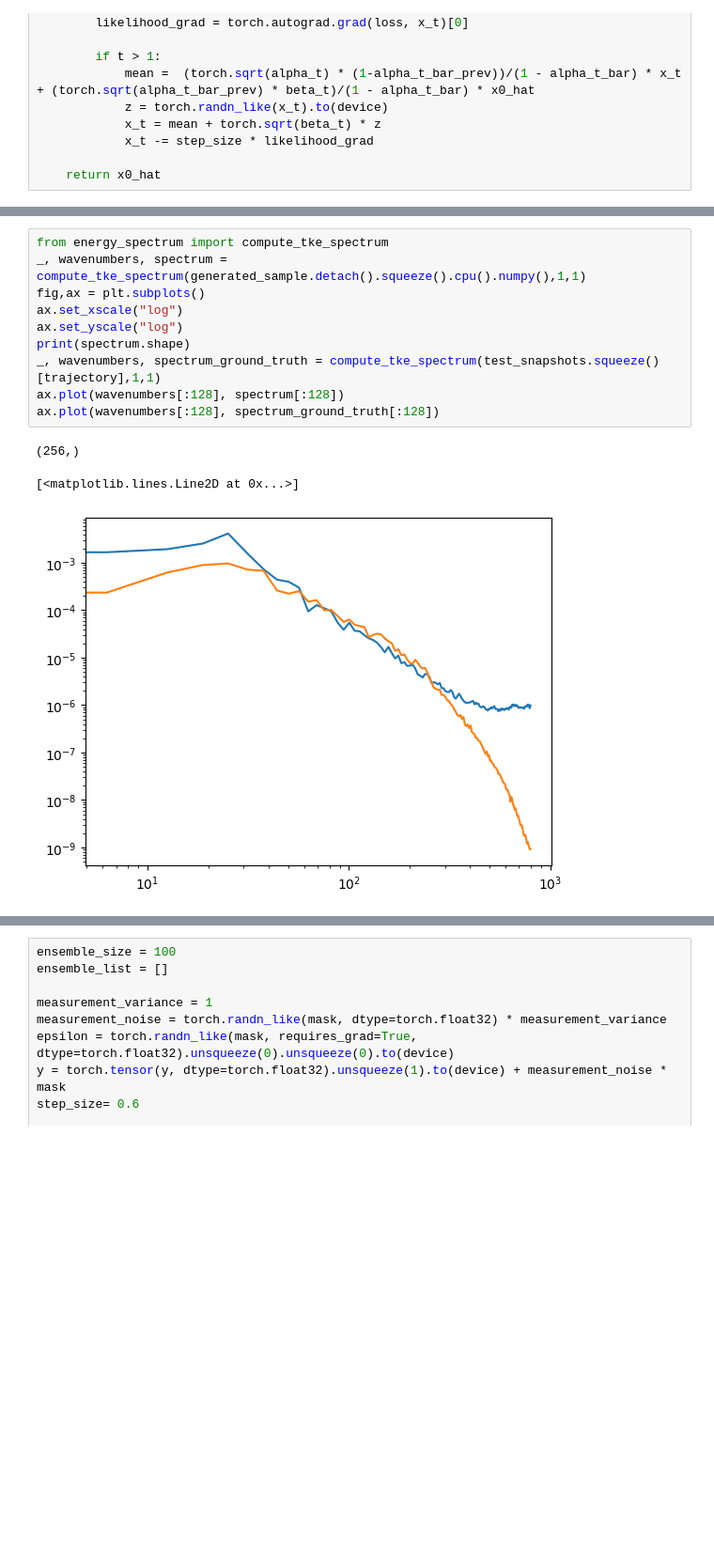
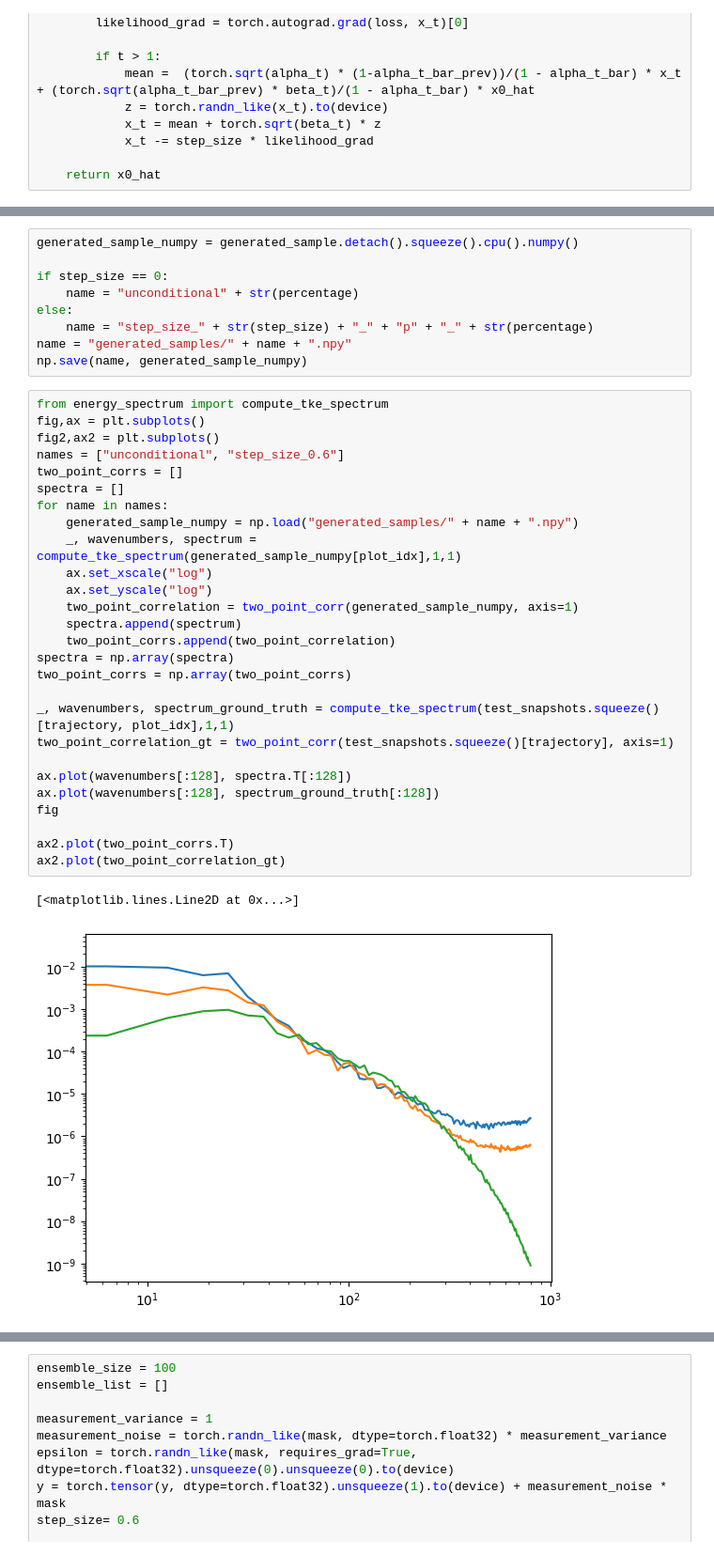
Before and after one commit to baristuran/baris-personal, a Jupyter notebook: data_assimilation.ipynb, the cells around one changed output, grey strips where cells are left out. Shown at 94% size. Saved outputs shown, nothing was run; the diff lists cells and outputs as text; blank space fills up the shorter version.

```diff
--- a/data_assimilation.ipynb
+++ b/data_assimilation.ipynb
@@ -151,14 +165,39 @@ plt.plot(test_snapshots.squeeze()[trajectory, nx,ny])
+# %%
+generated_sample_numpy = generated_sample.detach().squeeze().cpu().numpy()
+
+if step_size == 0:
+    name = "unconditional" + str(percentage)
+else:
+    name = "step_size_" + str(step_size) + "_" + "p" + "_" + str(percentage)
+name = "generated_samples/" + name + ".npy"
+np.save(name, generated_sample_numpy)
 # %%
 from energy_spectrum import compute_tke_spectrum
-_, wavenumbers, spectrum = compute_tke_spectrum(generated_sample.detach().squeeze().cpu().numpy(),1,1)
 fig,ax = plt.subplots()
-ax.set_xscale("log")
-ax.set_yscale("log")
-print(spectrum.shape)
-_, wavenumbers, spectrum_ground_truth = compute_tke_spectrum(test_snapshots.squeeze()[trajectory],1,1)
-ax.plot(wavenumbers[:128], spectrum[:128])
+fig2,ax2 = plt.subplots()
+names = ["unconditional", "step_size_0.6"]
+two_point_corrs = []
+spectra = []
+for name in names:
+    generated_sample_numpy = np.load("generated_samples/" + name + ".npy")
+    _, wavenumbers, spectrum = compute_tke_spectrum(generated_sample_numpy[plot_idx],1,1)
+    ax.set_xscale("log")
+    ax.set_yscale("log")
+    two_point_correlation = two_point_corr(generated_sample_numpy, axis=1)
+    spectra.append(spectrum)
+    two_point_corrs.append(two_point_correlation)
+spectra = np.array(spectra)
+two_point_corrs = np.array(two_point_corrs)
+
+_, wavenumbers, spectrum_ground_truth = compute_tke_spectrum(test_snapshots.squeeze()[trajectory, plot_idx],1,1)
+two_point_correlation_gt = two_point_corr(test_snapshots.squeeze()[trajectory], axis=1)
+
+ax.plot(wavenumbers[:128], spectra.T[:128])
 ax.plot(wavenumbers[:128], spectrum_ground_truth[:128])
+fig
+
+ax2.plot(two_point_corrs.T)
+ax2.plot(two_point_correlation_gt)
 # %% [output]
-(256,)
+[<matplotlib.lines.Line2D at 0x...>]
-[<matplotlib.lines.Line2D at 0x...>]
-[figure, old version]
+[figure, new version]
```
Also changed, not shown: parts of 5 cells of this notebook.
